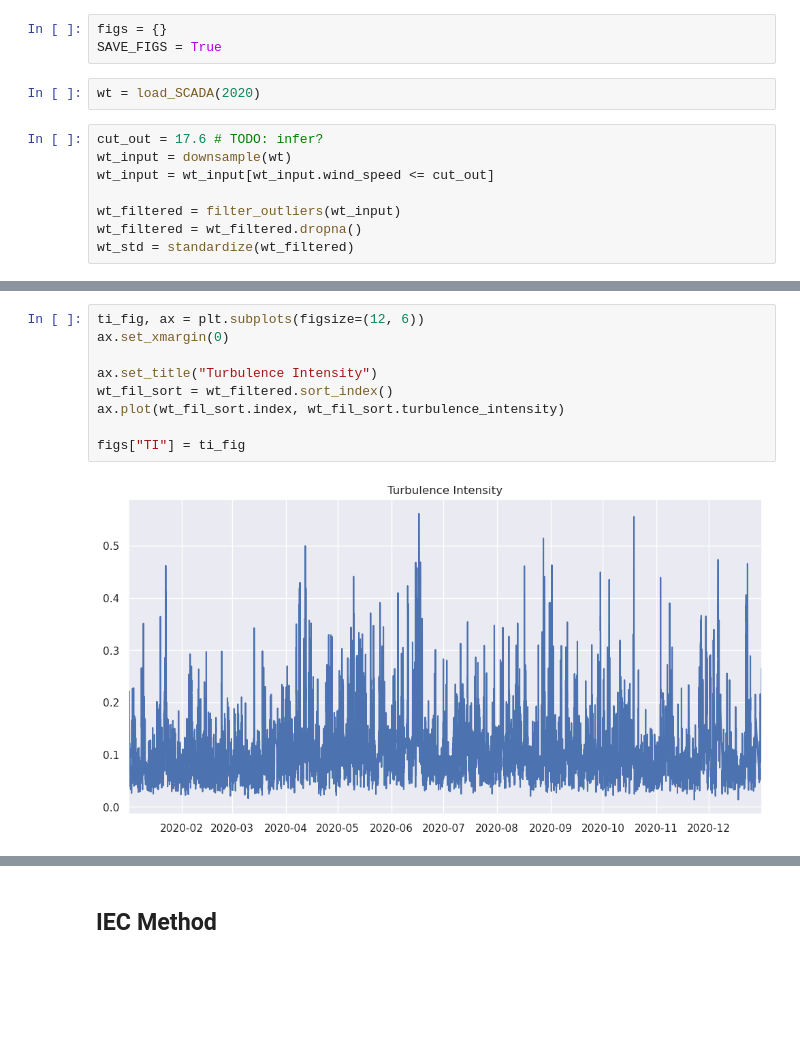
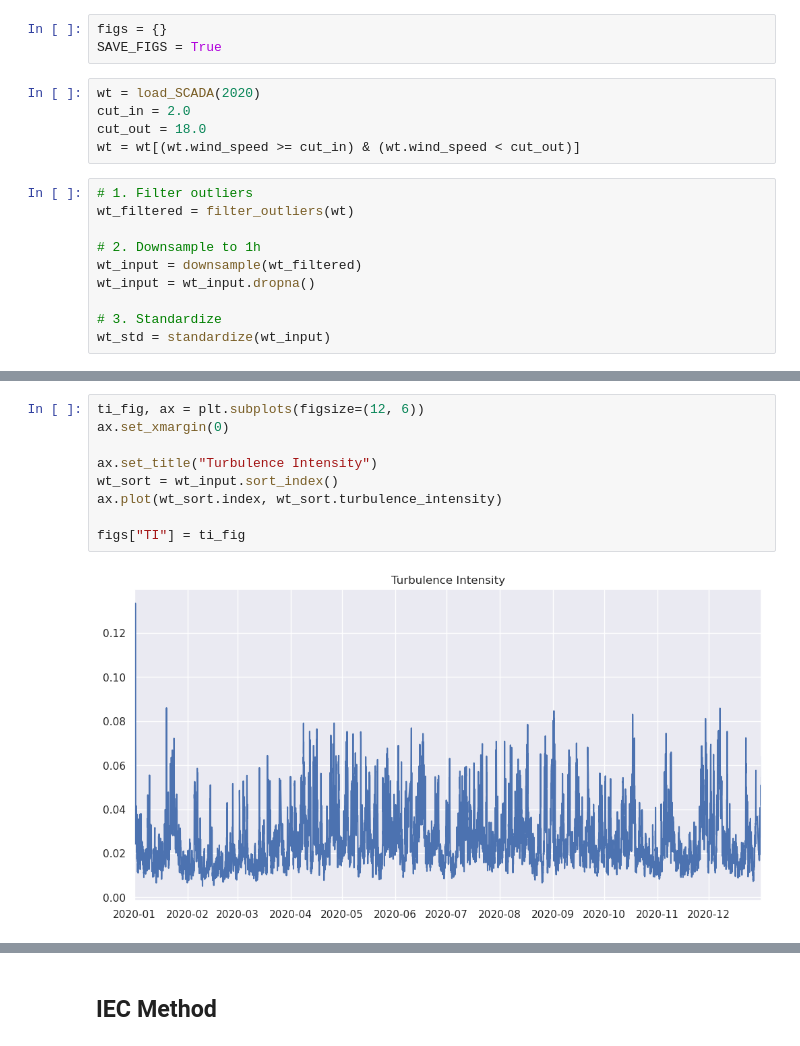
Before and after one commit to camirmas/REStats, a Jupyter notebook: REStats/notebooks/power_curve.ipynb, the cells around one changed output, grey strips where cells are left out. Drawn from its saved outputs; the diff is of its cells as text; blank space fills up the shorter version.

Commit message:
Fix processing order; fix IEC PC
Changes the data processing to first filter outliers, then downsample
the data, then standardize. This is a more statistically sound approach

```diff
--- a/REStats/notebooks/power_curve.ipynb
+++ b/REStats/notebooks/power_curve.ipynb
@@ -22,14 +22,19 @@ figs = {}
 SAVE_FIGS = True
 # %%
 wt = load_SCADA(2020)
+cut_in = 2.0
+cut_out = 18.0
+wt = wt[(wt.wind_speed >= cut_in) & (wt.wind_speed < cut_out)]
 # %%
-cut_out = 17.6 # TODO: infer?
-wt_input = downsample(wt)
-wt_input = wt_input[wt_input.wind_speed <= cut_out]
+# 1. Filter outliers
+wt_filtered = filter_outliers(wt)
 
-wt_filtered = filter_outliers(wt_input)
-wt_filtered = wt_filtered.dropna()
-wt_std = standardize(wt_filtered)
+# 2. Downsample to 1h
+wt_input = downsample(wt_filtered)
+wt_input = wt_input.dropna()
+
+# 3. Standardize
+wt_std = standardize(wt_input)
 # %%
 filtered_pc, axes = plt.subplots(1, 2, figsize=(12, 6), sharey=True)
 filtered_pc.tight_layout()
@@ -73,14 +71,14 @@ train
 # %%
 ti_fig, ax = plt.subplots(figsize=(12, 6))
 ax.set_xmargin(0)
 
 ax.set_title("Turbulence Intensity")
-wt_fil_sort = wt_filtered.sort_index()
-ax.plot(wt_fil_sort.index, wt_fil_sort.turbulence_intensity)
+wt_sort = wt_input.sort_index()
+ax.plot(wt_sort.index, wt_sort.turbulence_intensity)
 
 figs["TI"] = ti_fig
 # %% [output]
-[figure, old version]
+[figure, new version]
 # %%
 plt.scatter(train.wind_speed, train.power)
 # %% [output]
```
Also changed, not shown: parts of 16 cells of this notebook, 2 other files.
